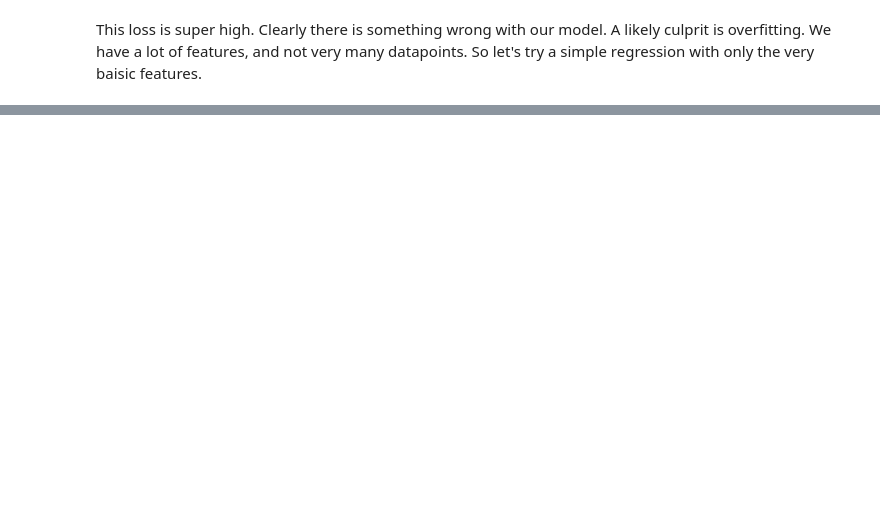
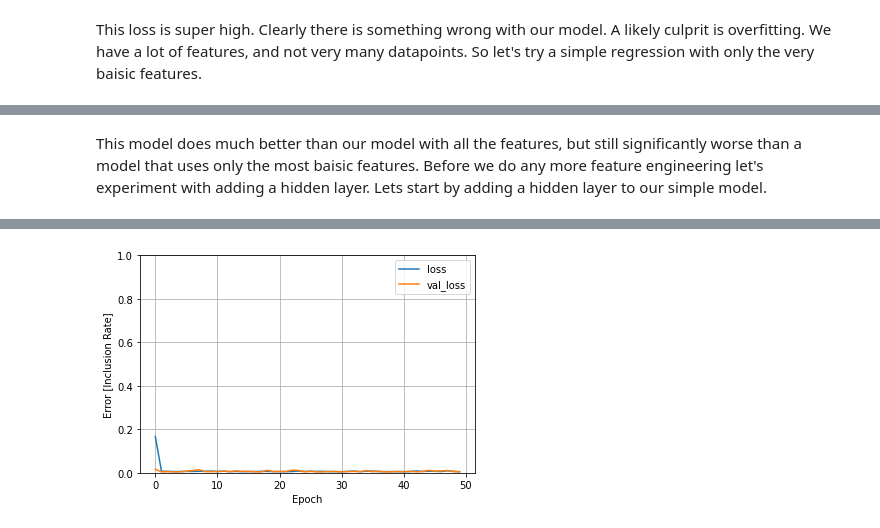
Before and after one commit to jaspermwilson/Hearthstone_Card_Regression, a Jupyter notebook: JW_Hearthstone_Card_Regression.ipynb, the cells around one changed output, grey strips where cells are left out. Cells and saved outputs as stored; diff of their text form; code cells hidden in the pictures; blank space fills up the shorter version.

```diff
--- a/JW_Hearthstone_Card_Regression.ipynb
+++ b/JW_Hearthstone_Card_Regression.ipynb
@@ -476,0 +536,31 @@ This simple model is a lot more accurate, but also less interesting. I plan to e
+# %% [markdown]
+This model does much better than our model with all the features, but still significantly worse than a model that uses only the most baisic features. Before we do any more feature engineering let's experiment with adding a hidden layer. Lets start by adding a hidden layer to our simple model.
+# %%
+train_data_underfit = train_data[['cost', 'attack', 'health']]
+test_data_underfit = test_data[['cost', 'attack', 'health']]
+
+normalizer_underfit = tf.keras.layers.Normalization(axis=-1)
+normalizer_underfit.adapt(np.array(train_data_underfit))
+
+linear_model_underfit = tf.keras.Sequential([
+    normalizer_underfit,
+    layers.Dense(units=2),
+    layers.Dense(units=1)
+])
+
+linear_model_underfit.compile(
+    optimizer=tf.optimizers.Adam(learning_rate=0.05),
+    loss='mean_absolute_error')
+# %%
+%%time
+history = linear_model_underfit.fit(
+    train_data_underfit,
+    train_labels,
+    epochs=50,
+    # Suppress logging.
+    verbose=0,
+    # Calculate validation results on 20% of the training data.
+    validation_split = 0.2)
+
+plot_loss(history)
+# %% [output]
@@ -476,0 +569 @@ This simple model is a lot more accurate, but also less interesting. I plan to e
+[figure, added]
```
Also changed, not shown: parts of 46 cells of this notebook, 2 other files.
